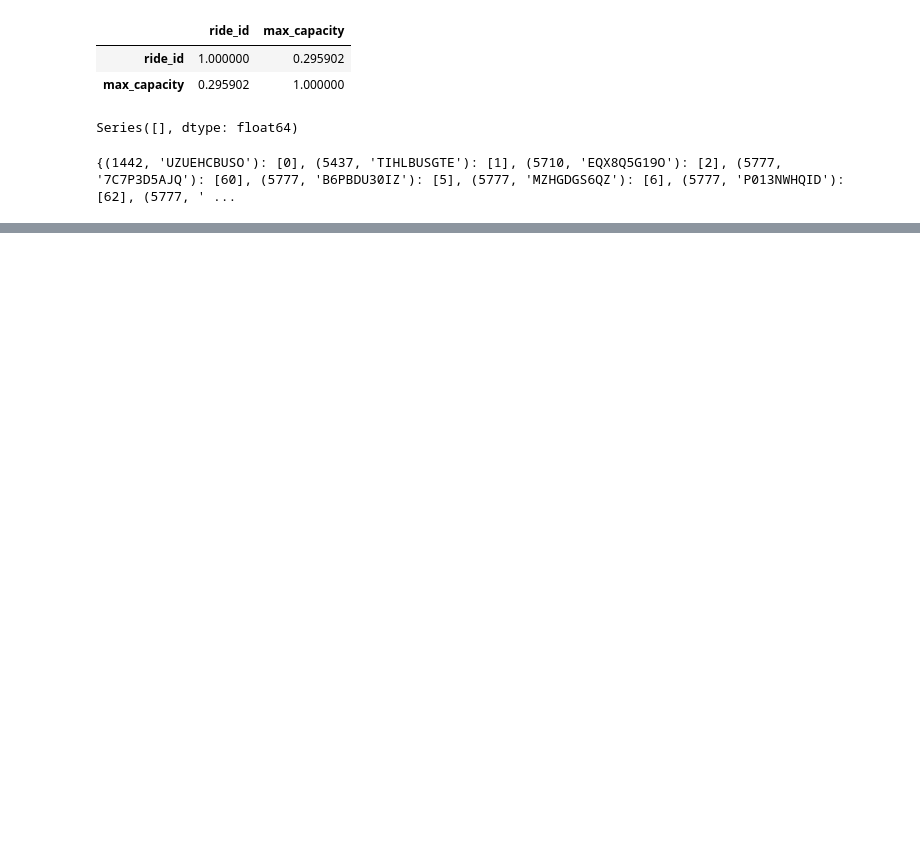
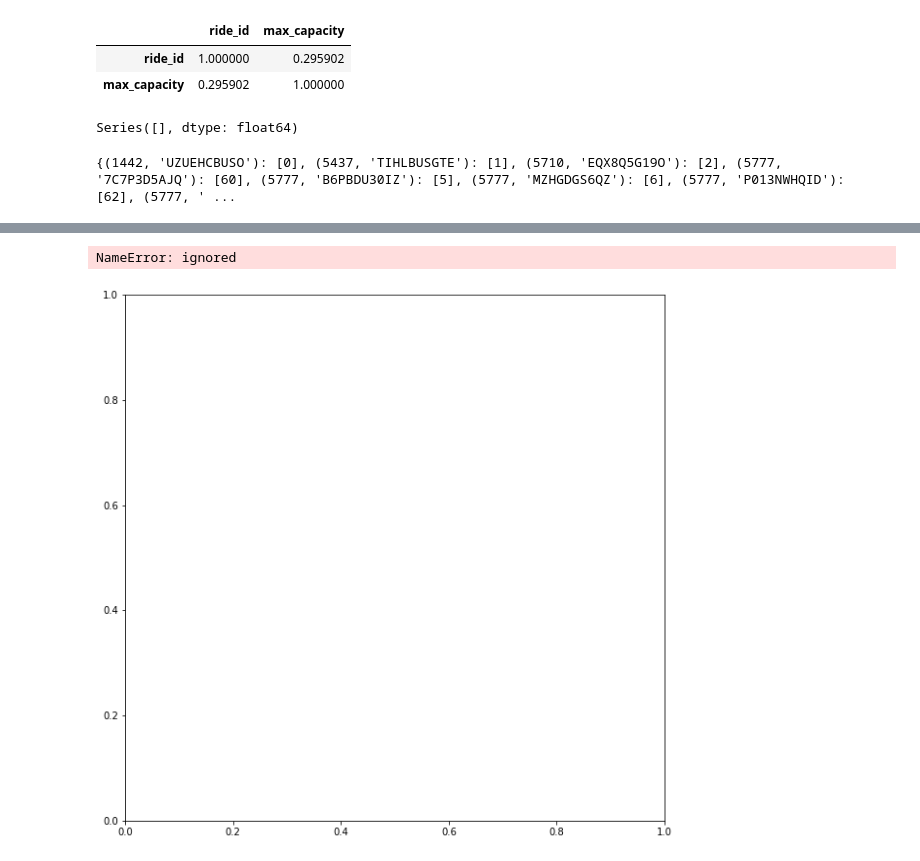
Before and after one commit to nasim78612/Demand-Prediction-for-Public-Transport-, a Jupyter notebook: Vanshika_Raj_Demand_Prediction_for_Public_Transport_Capstone_Project.ipynb, the cells around one changed output, grey strips where cells are left out. Saved outputs shown, nothing was run; the diff lists cells and outputs as text; code cells hidden in the pictures; blank space fills up the shorter version.

```diff
--- a/Vanshika_Raj_Demand_Prediction_for_Public_Transport_Capstone_Project.ipynb
+++ b/Vanshika_Raj_Demand_Prediction_for_Public_Transport_Capstone_Project.ipynb
@@ -228,0 +337,7 @@ ValueError: ignored
+# %%
+plt.subplots(figsize=(10,10))
+train_data.travel_from.value_counts().plot(kind='bar')
+plt.title('travel')
+# %% [output]
+NameError: ignored
+[figure, added]
```
Also changed, not shown: parts of 30 cells of this notebook.
